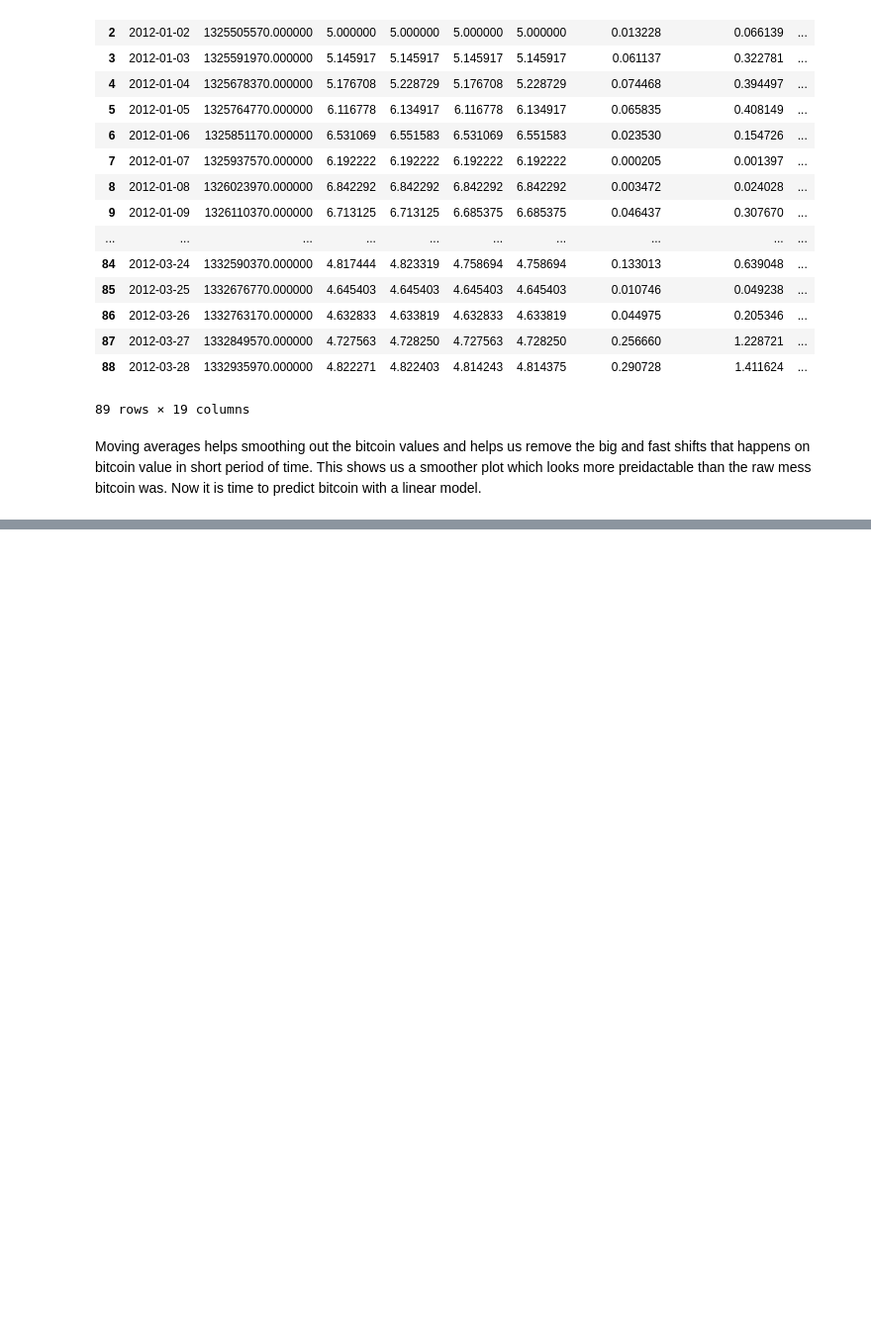
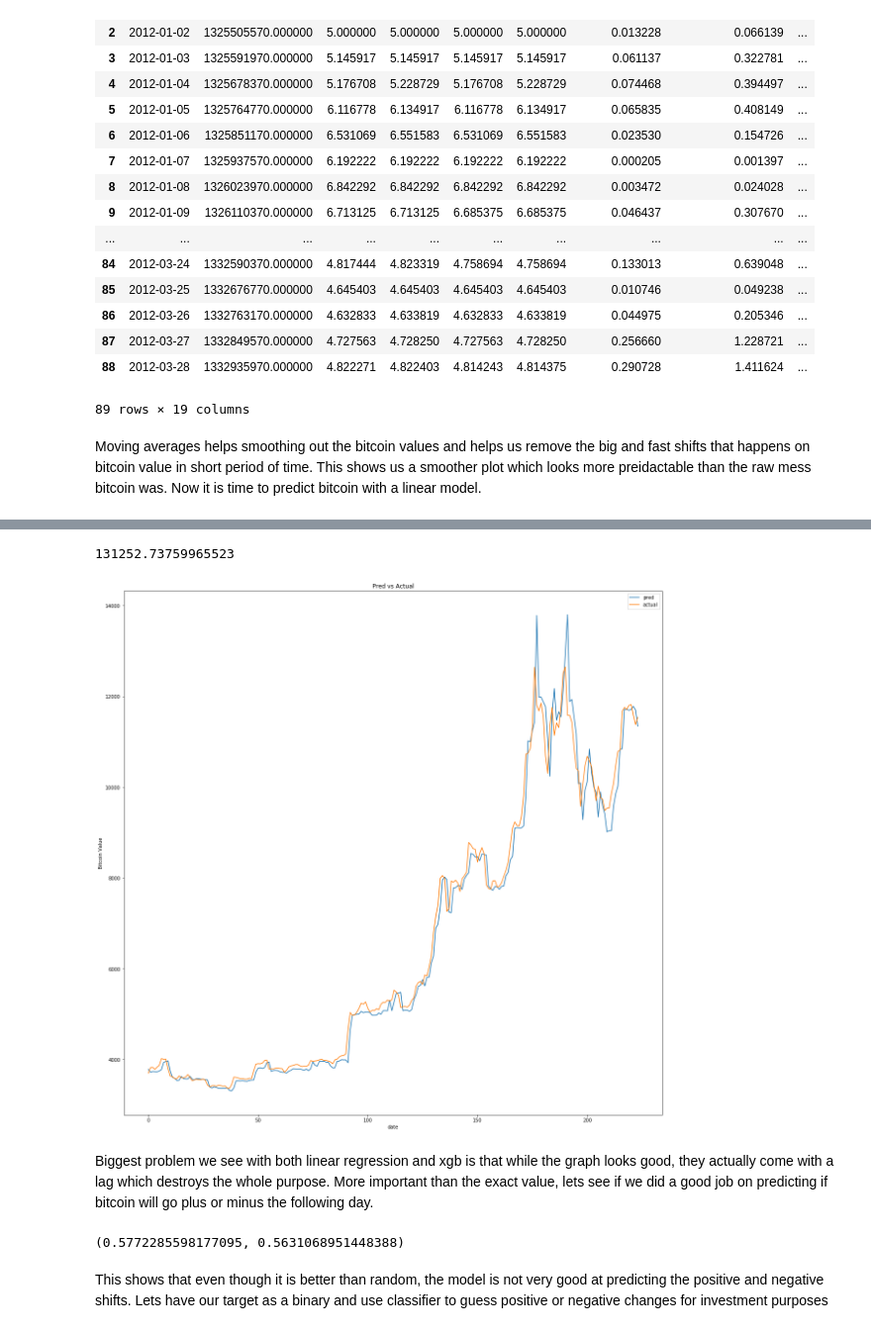
Before and after one commit to Danielulug/bitcoin-data-mining, a Jupyter notebook: main.ipynb, the cells around one changed output, grey strips where cells are left out. Shown at 99% size. Cells and saved outputs as stored; diff of their text form; code cells hidden in the pictures; blank space fills up the shorter version.

```diff
--- a/main.ipynb
+++ b/main.ipynb
@@ -203,0 +220,14 @@ x_train
+# %%
+params = {
+        'min_child_weight': [1, 5, 10],
+        'gamma': [0.5, 1, 1.5, 2, 5],
+        'subsample': [0.6, 0.8, 1.0],
+        'colsample_bytree': [0.6, 0.8, 1.0],
+        'max_depth': [3, 4, 5]
+        }
+xgb = xgboost.XGBRegressor(learning_rate=0.02, n_estimators=300, objective='reg:squarederror',
+                    silent=True, nthread=1)
+# %%
+grid = GridSearchCV(xgb, params)
+# %%
+grid.fit(X_train, y_train)
@@ -203,0 +247,12 @@ x_train
+# %%
+predictions_xgb = grid.predict(X_test)
+# %%
+mean_squared_error(y_test.reset_index()['Mean'], predictions_xgb)
+# %% [output]
+131252.73759965523
+# %%
+plot_pred_act(predictions_xgb, y_test.reset_index()['Mean'])
+# %% [output]
+[figure, added]
+# %% [markdown]
+Biggest problem we see with both linear regression and xgb is that while the graph looks good, they actually come with a lag which destroys the whole purpose. More important than the exact value, lets see if we did a good job on predicting if bitcoin will go plus or minus the following day.
@@ -203,0 +264,6 @@ x_train
+# %%
+f1_score(y_test_class, predictions_xgb_class, average='weighted'), f1_score(y_test_class, predictions_linreg_class, average='weighted')
+# %% [output]
+(0.5772285598177095, 0.5631068951448388)
+# %% [markdown]
+This shows that even though it is better than random, the model is not very good at predicting the positive and negative shifts. Lets have our target as a binary and use classifier to guess positive or negative changes for investment purposes
```
Also changed, not shown: parts of 31 cells of this notebook, 1 other file.
